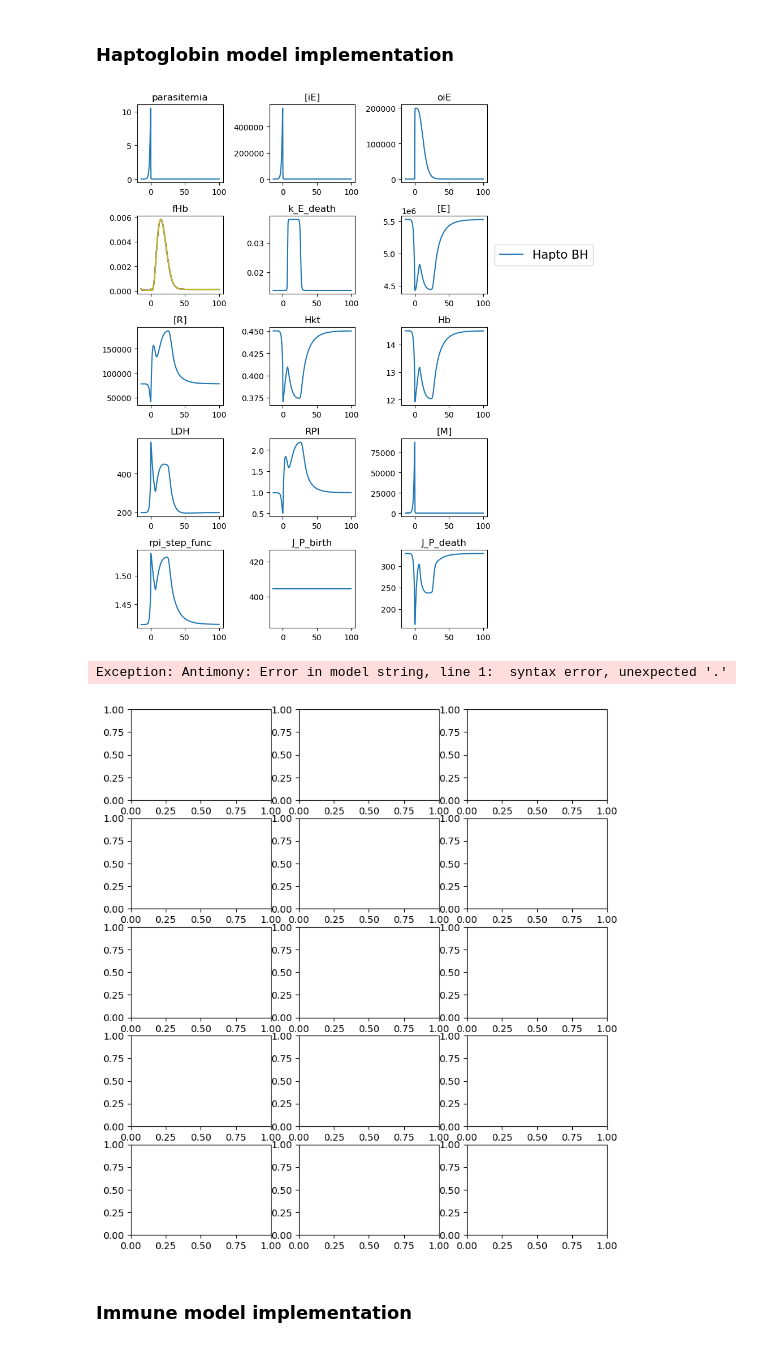
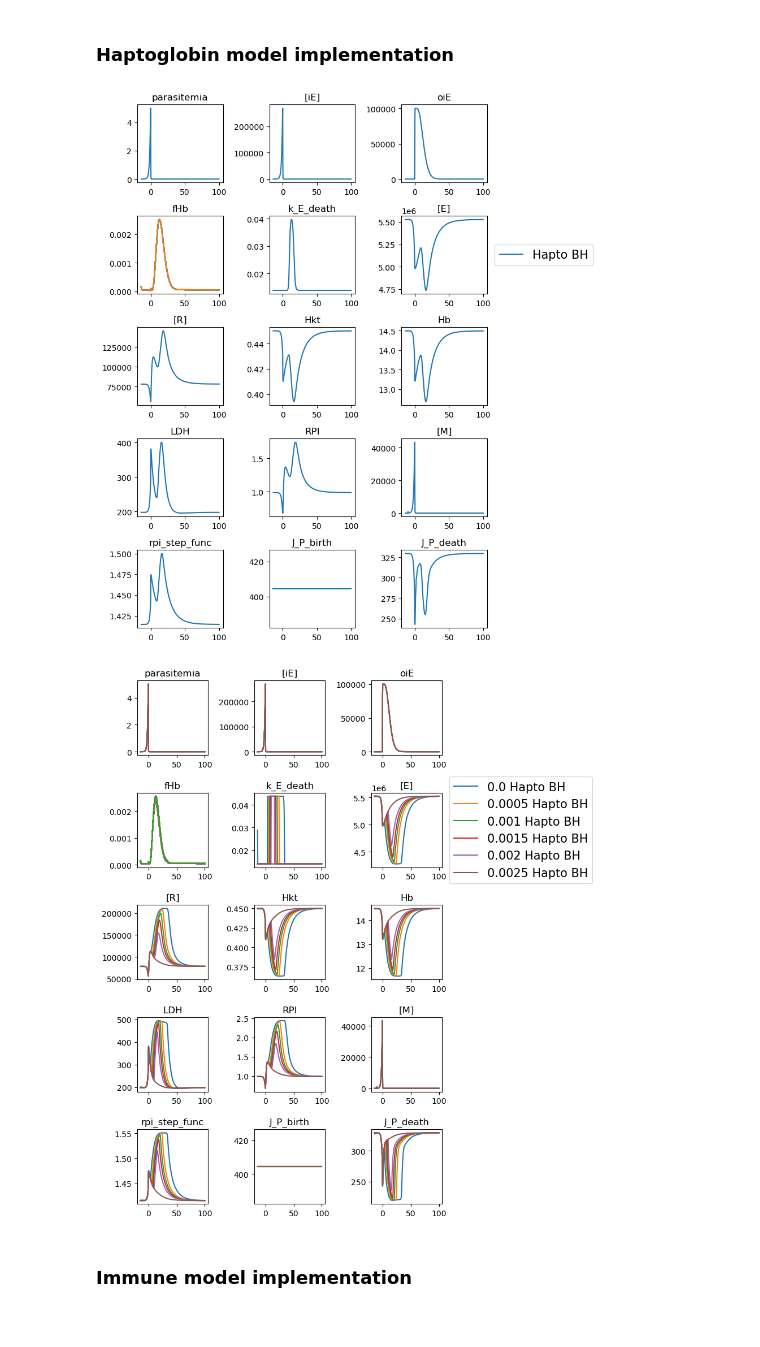
Before and after one commit to Nexia23/PTH_model_chapter, a Jupyter notebook: notebooks/run_delay_model.ipynb, the cells around one changed output. Cells and saved outputs as stored; diff of their text form; code cells hidden in the pictures.

Commit message:
update of model names

```diff
--- a/notebooks/run_delay_model.ipynb
+++ b/notebooks/run_delay_model.ipynb
@@ -69,7 +69,7 @@ plt.show()
 # %% [markdown]
 # Testing infection
 # %%
-def simulate_model(model_path: str = '../LCT_model/LCT_OIE.ant', infection_pars: dict = {},
+def simulate_model(model_path: str = '../LCT_model/general_LCT_OIE.ant', infection_pars: dict = {},
                    ss_duration:float=4.,pre_t:float=3.0, simulation_end:float=50.0,
                    bool_med =True,
                    selections:list=['time', '[R]', '[iE]', '[E]','[M]', 'oiE', 'Hkt',
@@ -101,7 +101,7 @@ def simulate_model(model_path: str = '../LCT_model/LCT_OIE.ant', infection_pars:
     res_df = pd.concat([ss_res_df, act_res_df], axis=0)
     return res_df
 
-def simulate_model2(model="no", model_path = '../LCT_model/LCT_OIE.ant',
+def simulate_model2(model="no", model_path = '../LCT_model/general_LCT_OIE.ant',
                    infection_pars: dict = {},
                    ss_duration:float=4.,pre_t:float=3.0, simulation_end:float=50.0,
                    bool_med= True, bool_set_pars=False, bool_hapto=False,
@@ -393,7 +393,7 @@ plt.show()
 # %%
 model = te.loada('../LCT_model/Hapto_LCT_OIE.ant')  # ../model/OIE_model.ant
 pre_t_new = 10
-k_E_infect = 1.52041851367283e-06
+k_E_infect = 1.42041851367283e-06
 e_death = 100
 tropism = 14
 slope_rpi = 5
@@ -402,7 +402,7 @@ update_parameters= {
         "k_E_infect": k_E_infect,
         "tropism": tropism,
         'k_M_death': 60,
-        's_BH': 4e-6,                              # only change here
+        's_BH': 5e-6,                              # only change here
         "a_P_d": 59999.97948625444,
         "k_P_d": 0.010000000517527397,
         "r_P_d": 5.870264855546418,
@@ -439,7 +439,7 @@ ax[1, -1].legend(handles, labels, loc='center left',
 plt.tight_layout()
 plt.show()
 # %% [output]
-[figure, old version]
+[figure, new version]
 # %%
 ## plot results
 observables = ['parasitemia', '[iE]', 'oiE', 'fHb', 'k_E_death','[E]', '[R]', 'Hkt' ,'Hb', 'LDH','RPI','[M]','rpi_step_func','J_P_birth', 'J_P_death']
@@ -452,37 +452,36 @@ for p in np.arange(0,3e-3,5e-4):
     # simulate no by-stander haemolysis
     update_parameters= {
             "k_E_infect": k_E_infect,
             "tropism": tropism,
             'k_M_death': 60,
-            's_BH': 4e-6,                              # only change here
+            's_BH': 5e-6,                              # only change here
             'par2_fHb':p,
             "a_P_d": 59999.97948625444,
             "k_P_d": 0.010000000517527397,
             "r_P_d": 5.870264855546418,
             "LDH": 197.37366622040253,
             "t_E_death":e_death,
             'slope_rpi':slope_rpi,
 
     }
-    model = te.loada('../LCT_model/Hapto_LCT_model.ant')
+    model = te.loada('../LCT_model/Hapto_LCT_OIE.ant')
     res = simulate_model2(model, pre_t=10, simulation_end=100,
                           infection_pars=update_parameters, bool_hapto=True)
     for i, obs in enumerate(observables):
         row = i//n_cols
         col = i%n_cols
         ax[row, col].plot(res['time'], res[obs], label=f'{p} Hapto BH')
         #ax[row, col].plot(bh_res['time'], bh_res[obs], label='BH')
         ax[row, col].set_title(obs)
 
     handles, labels = ax[1, 1].get_legend_handles_labels()  # Legend Box outsides Subplots
 
     ax[1, -1].legend(handles, labels, loc='center left', bbox_to_anchor=(1.02, 0.5), fontsize=15) #bbox (nach rechts-links, oben-unten, negativ yes)
 
 plt.tight_layout()
 plt.show()
 # %% [output]
-Exception: Antimony: Error in model string, line 1:  syntax error, unexpected '.'
-[figure, old version]
+[figure, new version]
 # %% [markdown]
 ### Immune model implementation
 # %%
```
